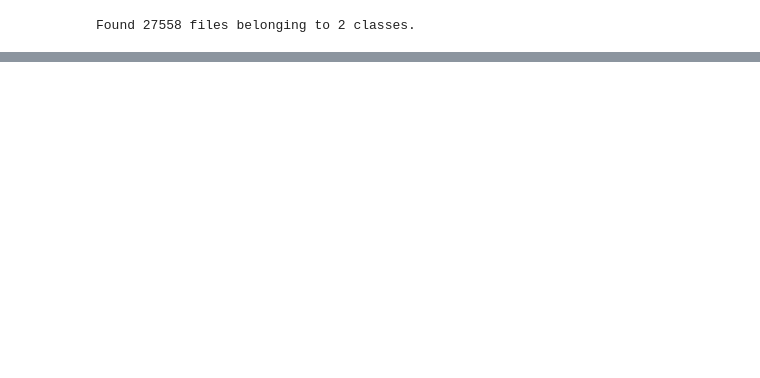
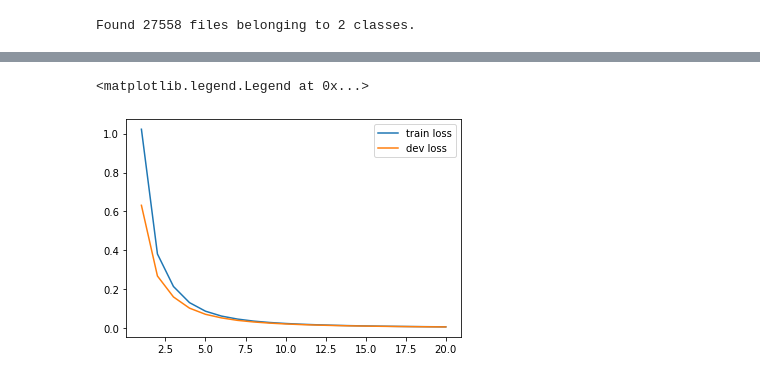
Before and after one commit to savimanner/miniature-carnival, a Jupyter notebook: malaria_jup.ipynb, the cells around one changed output, grey strips where cells are left out. Drawn from its saved outputs; the diff is of its cells as text; code cells hidden in the pictures; blank space fills up the shorter version.

```diff
--- a/malaria_jup.ipynb
+++ b/malaria_jup.ipynb
@@ -100,9 +115,14 @@ for i in range(columns):
 # Flatten each image into array of (IMG_HEIGHT * IMG_WIDTH * channel, m), where `m` is number of examples.
 def flatten(image_array):
     '''
-    Takes as input image that has been converted to numpy array.
-    Outputs flatted version of the numpy array of shape (IMG_HEIGHT * IMG_WIDTH * channel, m),
-    where `m` stands for number of examples.
+    Transforms array of images with shape of [m, IMG_HEIGHT, IMG_WIDTH, 3]
+    into array with shape of [IMG_HEIGHT * IMG_WIDTH * 3, m], where `m` denotes the number of examples.
+
+    Input:
+    image_array - numpy array with shape of [m, IMG_HEIGHT, IMG_WIDTH, 3]
+
+    Output:
+    flat_img_array - numpy array with shape of [IMG_HEIGHT * IMG_WIDTH * 3, m]
     '''
     flat_img_array = np.reshape(image_array, (IMG_HEIGHT * IMG_WIDTH * image_array.shape[-1], -1))
     return flat_img_array
@@ -734,0 +859,6 @@ print("\n Dev accuracy: ", dev_acc)
+# %%
+# Build the model
+model = keras.Sequential([
+    tf.keras.layers.Dense(16, activation='relu', input_shape=(IMG_HEIGHT*IMG_WIDTH*3,)),
+    tf.keras.layers.Dense(1, activation="sigmoid")
+])
@@ -734,0 +872,3 @@ print("\n Dev accuracy: ", dev_acc)
+# %%
+# Train the model
+history = model.fit(X_train.T, y_train.T, epochs = 20, validation_data=(X_dev.T, y_dev.T), batch_size=1024)
@@ -734,0 +893,7 @@ print("\n Dev accuracy: ", dev_acc)
+# %%
+plt.plot(list(range(1, len(history.history['loss'])+1)), history.history['loss'], label='train loss')
+plt.plot(list(range(1, len(history.history['val_loss'])+1)), history.history['val_loss'], label='dev loss')
+plt.legend()
+# %% [output]
+<matplotlib.legend.Legend at 0x...>
+[figure, added]
```
Also changed, not shown: parts of 98 cells of this notebook.
